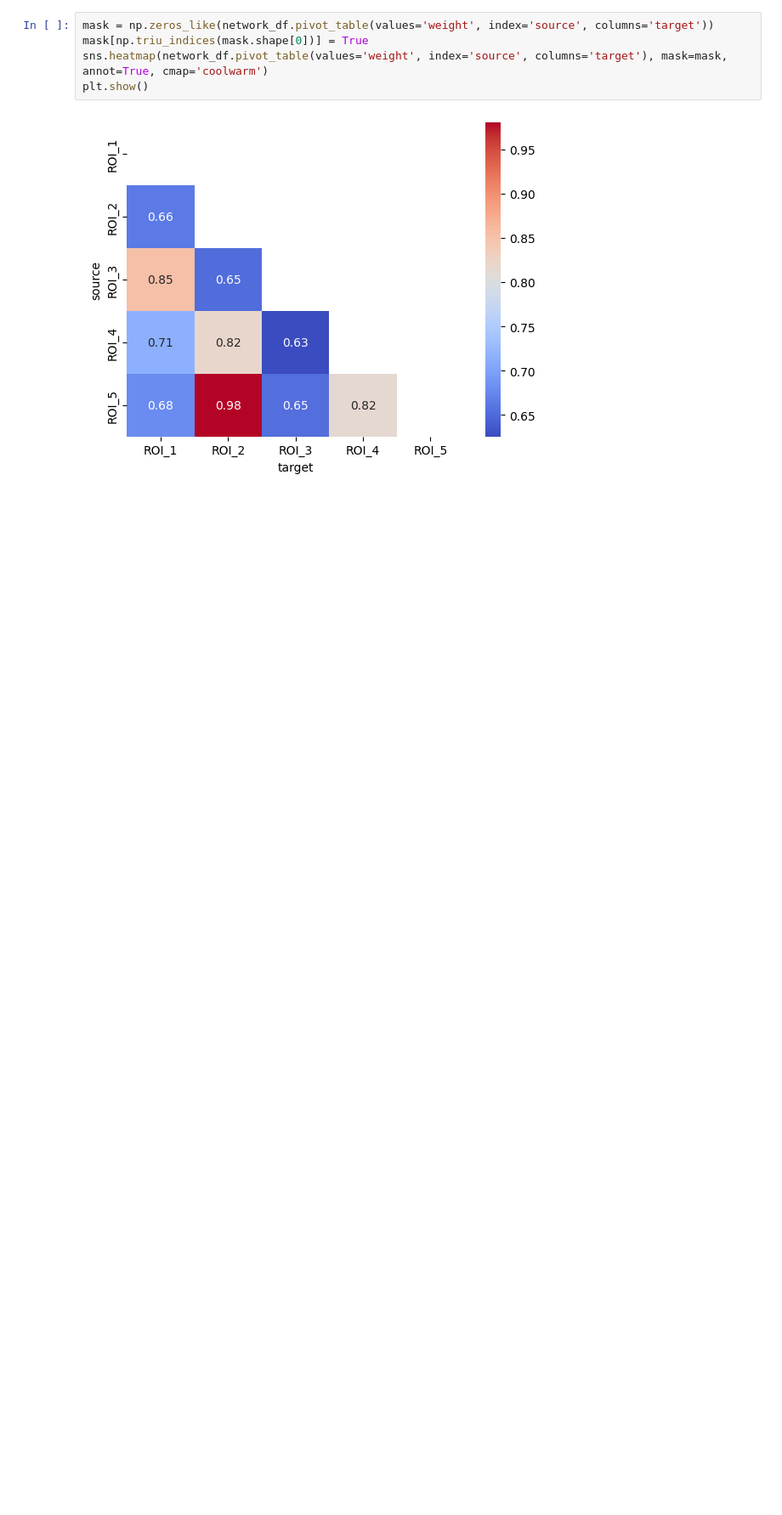
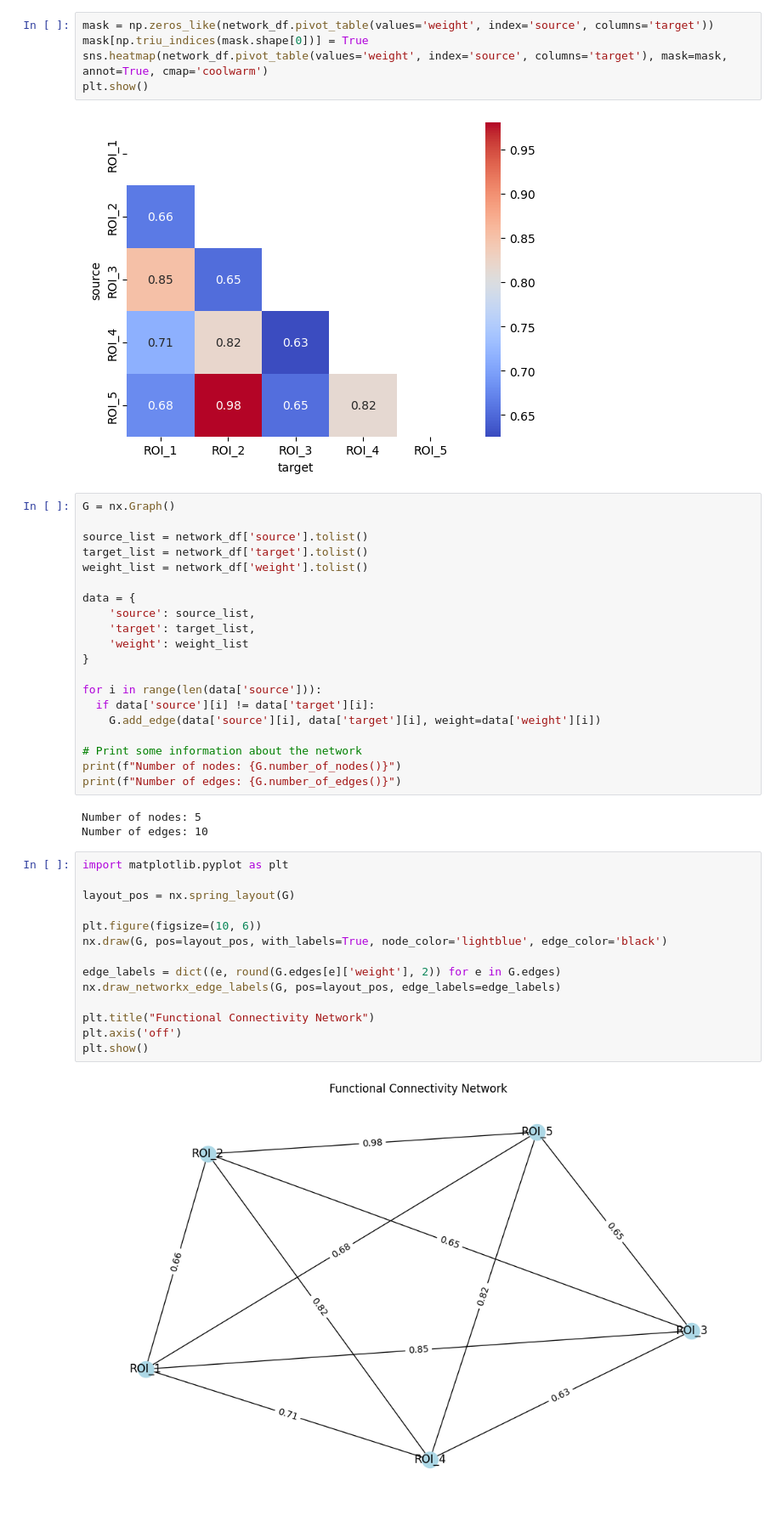
Before and after one commit to gauravsangwan/f-MRI_Symphony, a Jupyter notebook: Part3.ipynb, the cells around one changed output. Shown: that part at 85% size. Drawn from its saved outputs; the diff is of its cells as text; blank space fills up the shorter version.

Commit message:
part3 graph

```diff
--- a/Part3.ipynb
+++ b/Part3.ipynb
@@ -74,3 +74,42 @@ sns.heatmap(network_df.pivot_table(values='weight', index='source', columns='tar
 plt.show()
 # %% [output]
 [figure]
+# %%
+G = nx.Graph()
+
+source_list = network_df['source'].tolist()
+target_list = network_df['target'].tolist()
+weight_list = network_df['weight'].tolist()
+
+data = {
+    'source': source_list,
+    'target': target_list,
+    'weight': weight_list
+}
+
+for i in range(len(data['source'])):
+  if data['source'][i] != data['target'][i]:
+    G.add_edge(data['source'][i], data['target'][i], weight=data['weight'][i])
+
+# Print some information about the network
+print(f"Number of nodes: {G.number_of_nodes()}")
+print(f"Number of edges: {G.number_of_edges()}")
+# %% [output]
+Number of nodes: 5
+Number of edges: 10
+# %%
+import matplotlib.pyplot as plt
+
+layout_pos = nx.spring_layout(G)
+
+plt.figure(figsize=(10, 6))
+nx.draw(G, pos=layout_pos, with_labels=True, node_color='lightblue', edge_color='black')
+
+edge_labels = dict((e, round(G.edges[e]['weight'], 2)) for e in G.edges)
+nx.draw_networkx_edge_labels(G, pos=layout_pos, edge_labels=edge_labels)
+
+plt.title("Functional Connectivity Network")
+plt.axis('off')
+plt.show()
+# %% [output]
+[figure, added]
```
Also changed, not shown: parts of 2 cells of this notebook.
